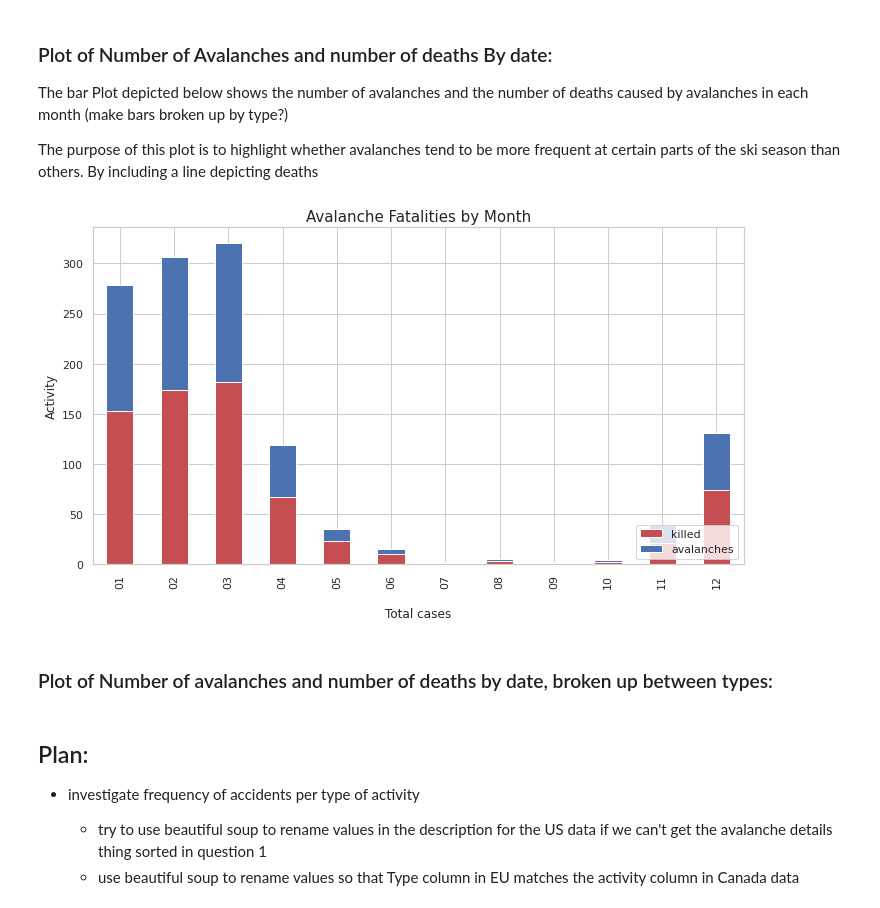
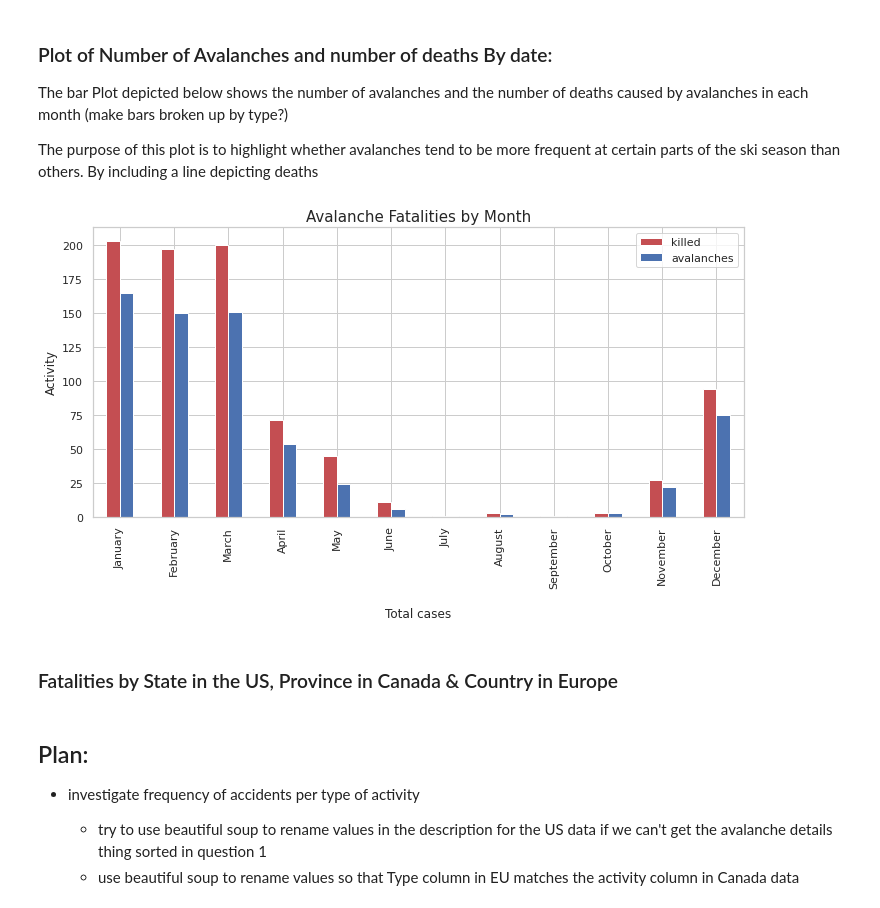
Before and after one commit to omertahi/avalanche_accidents, a Jupyter notebook: Project.ipynb, the cells around one changed output. Saved outputs shown, nothing was run; the diff lists cells and outputs as text; code cells hidden in the pictures.

```diff
--- a/Project.ipynb
+++ b/Project.ipynb
@@ -340,7 +341,7 @@ eu_incidents = (pd.concat(df)
                 .reset_index()
                 .drop(columns = ['index']))
 eu_incidents.columns = eu_incidents.columns.str.lower()
-eu_incidents['date'] = pd.to_datetime(eu_incidents['date']).dt.date
+eu_incidents['date'] = pd.to_datetime(eu_incidents['date']).dt.date.apply(str)
 eu_incidents['group_activity'] = eu_incidents['group_activity'].apply(clean_group_activity)
 
 with pd.option_context('display.max_rows', None, 'display.max_columns', None):
@@ -372,22 +373,21 @@ df3 = (eu_incidents
        .drop(columns = ['incident comment']))
 
 accidents = (pd.concat([df1, df2, df3])
+        .dropna(subset = ['involved'])
         .reset_index()
-        .drop(columns = ['index'])
-        .dropna(subset = ['date']))
+        .drop(columns = ['index']))
 
 def date_to_month(s):
     """
     This function is used to conver the month column from numbers
     to strings giving each month its respective name.
     """
-    calendar.month_name[int(s)]
+    return calendar.month_name[int(s)]
 
-# accidents['date'] = accidents['date'].str.strip()
-# accidents.dropna(subset = ['date'], inplace = True)
-# accidents[["year", "month", "day"]] = accidents["date"].str.split("-", expand = True)
-# accidents["month"] = accidents["month"].apply(date_to_month)
+accidents[["year", "month", "day"]] = accidents["date"].str.split("-", expand = True)
+accidents["month"] = accidents["month"].apply(date_to_month)
+
 
 with pd.option_context('display.max_rows', None):
-    display(accidents.date)
+    display(accidents.head())
 # %% [output]
@@ -436,17 +425,22 @@ The purpose of this plot is to highlight whether avalanches tend to be more freq
 # %%
 dat = (accidents.groupby('month')
         .agg({'killed':'sum', 'month':'size'})
-        .rename(columns={'month':'avalanches'}))
+        .rename(columns={'month':'avalanches'})
+        .reset_index())
+sort_order = ["January", "February", "March", "April", "May", "June", "July",
+              "August", "September", "October", "November", "December"]
+dat.index = pd.CategoricalIndex(dat['month'], categories=sort_order, ordered=True)
+dat = dat.sort_index().drop(columns = ["month"])
 
 fig, ax = plt.subplots(figsize=(10,6))
-dat.plot.bar(ax=ax, stacked=True, color=['r', 'b'])
+dat.plot.bar(ax=ax, color=['r', 'b'])
 plt.xlabel("\nTotal cases")
 plt.ylabel("Activity")
 plt.title("Avalanche Fatalities by Month", fontsize=15)
-plt.legend(loc='lower right')
+plt.legend(loc='upper right')
 plt.tight_layout()
 plt.show()
 # %% [output]
-[figure, old version]
+[figure, new version]
-# %% [markdown]
-### Plot of Number of avalanches and number of deaths by date, broken up between types:
+# %% [markdown]
+### Fatalities by State in the US, Province in Canada & Country in Europe
```
Also changed, not shown: parts of 4 cells of this notebook.
